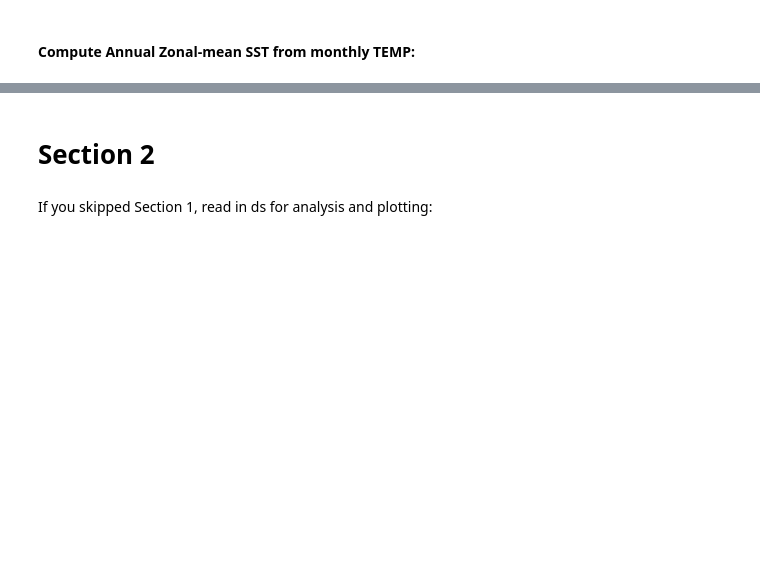
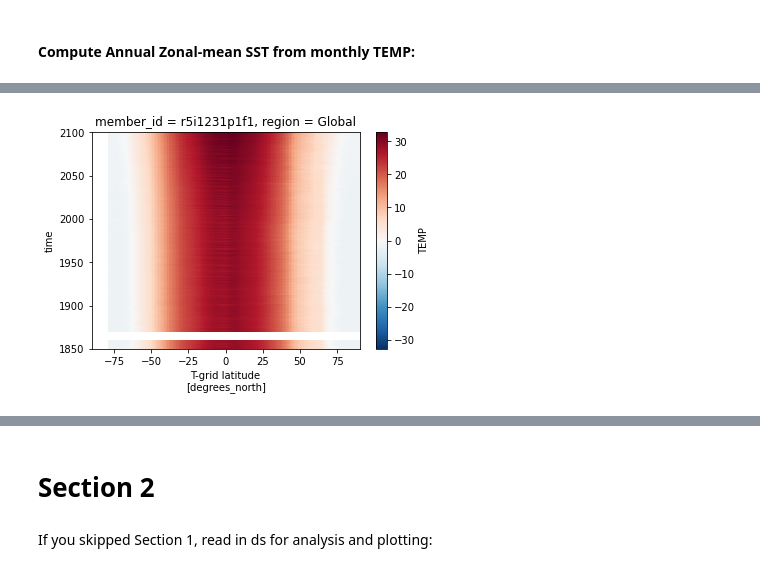
Before and after one commit to sgyeager/CESM2-LE-analysis, a Jupyter notebook: notebooks/CESM2LE_ICM_zmSST.ipynb, the cells around one changed output, grey strips where cells are left out. Saved outputs shown, nothing was run; the diff lists cells and outputs as text; code cells hidden in the pictures; blank space fills up the shorter version.

```diff
--- a/notebooks/CESM2LE_ICM_zmSST.ipynb
+++ b/notebooks/CESM2LE_ICM_zmSST.ipynb
@@ -237,5 +238,5 @@ Main computation:
 # %%
 %%time
-ds = dsets['ocn.historical.pop.h.cmip6.TEMP']
-cmip6hist_zmsst = compute_zm_sst(ds.TEMP,grid_ds,rmask,rmaskdict,lat_aux).load()
+ds = dsets['ocn.historical.pop.h.smbb.TEMP']
+smbbhist_zm = calc.regional_zonal_mean(ds.TEMP,grid_ds,rmask,rmaskdict,lat_axis=lat_aux,lat_field='TLAT',ydim='nlat',xdim='nlon',area_field='TAREA').load()
 # %% [output]
@@ -243,0 +245,4 @@ Wall time: 9min 15s
+# %%
+%%time
+ds = dsets['ocn.ssp370.pop.h.cmip6.TEMP']
+cmip6ssp_zm = calc.regional_zonal_mean(ds.TEMP,grid_ds,rmask,rmaskdict,lat_axis=lat_aux,lat_field='TLAT',ydim='nlat',xdim='nlon',area_field='TAREA').load()
@@ -244,5 +252,5 @@ Wall time: 9min 15s
 # %%
 %%time
-ds = dsets['ocn.historical.pop.h.smbb.TEMP']
-smbbhist_zmsst = compute_zm_sst(ds.TEMP,grid_ds,rmask,rmaskdict,lat_aux).load()
+ds = dsets['ocn.ssp370.pop.h.smbb.TEMP']
+smbbssp_zm = calc.regional_zonal_mean(ds.TEMP,grid_ds,rmask,rmaskdict,lat_axis=lat_aux,lat_field='TLAT',ydim='nlat',xdim='nlon',area_field='TAREA').load()
 # %% [output]
@@ -265,13 +259,13 @@ Wall time: 4min 3s
 # %%
 ## Create final Dataset:
-work1 = xr.concat([cmip6hist_zmsst,cmip6ssp_zmsst],dim='time')
-work2 = xr.concat([smbbhist_zmsst,smbbssp_zmsst],dim='time')
-cesm2le_zmsst = xr.concat([work1,work2],dim='member_id')
-memid = cesm2le_zmsst.member_id.data
-inityear = xr.DataArray([i.split('i')[1].split('p')[0] for i in memid],coords={'member_id':cesm2le_zmsst.member_id})
-memnum = xr.DataArray([i.split('i')[0].split('r')[1].rjust(3,'0') for i in memid],coords={'member_id':cesm2le_zmsst.member_id})
+work1 = xr.concat([cmip6hist_zm,cmip6ssp_zm],dim='time')
+work2 = xr.concat([smbbhist_zm,smbbssp_zm],dim='time')
+cesm2le_zm = xr.concat([work1,work2],dim='member_id')
+memid = cesm2le_zm.member_id.data
+inityear = xr.DataArray([i.split('i')[1].split('p')[0] for i in memid],coords={'member_id':cesm2le_zm.member_id})
+memnum = xr.DataArray([i.split('i')[0].split('r')[1].rjust(3,'0') for i in memid],coords={'member_id':cesm2le_zm.member_id})
 
-ds = cesm2le_zmsst.to_dataset()
+ds = cesm2le_zm.to_dataset()
 ds['inityear'] = inityear
 ds['memnum'] = memnum
 # %%
@@ -291,6 +285,10 @@ Data variables:
 # %%
 ## Save to netcdf:
 ds.to_netcdf(pp_datafile)
+# %%
+ds.TEMP.isel(member_id=26,region=0).plot();
+# %% [output]
+[figure, added]
 # %% [markdown]
 <a id='section2'></a>
 # %% [markdown]
```
Also changed, not shown: parts of 42 cells of this notebook, 5 other files.
